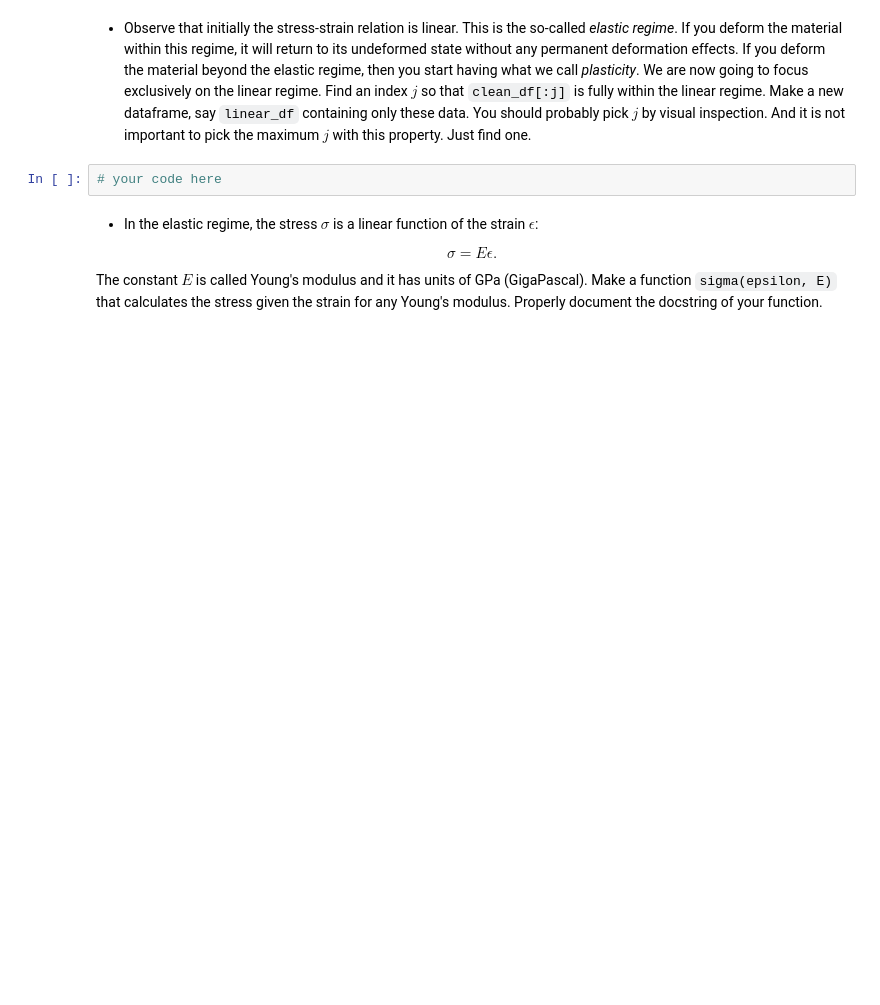
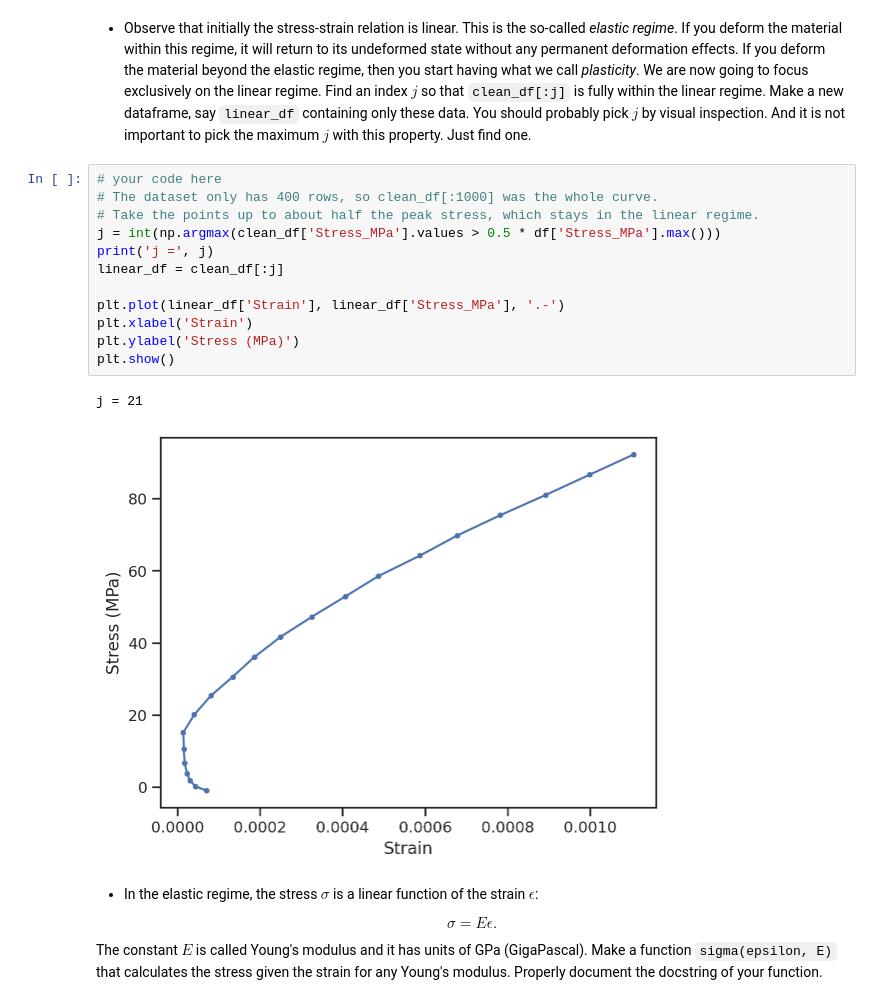
Before and after one commit to Pkuna28/homework, a Jupyter notebook: lecture05/homework_05.ipynb, the cells around one changed output. Cells and saved outputs as stored; diff of their text form; blank space fills up the shorter version.

```diff
--- a/lecture05/homework_05.ipynb
+++ b/lecture05/homework_05.ipynb
@@ -148,6 +192,19 @@ And it is not important to pick the maximum $j$ with this property.
 Just find one.
 # %%
 # your code here
+# The dataset only has 400 rows, so clean_df[:1000] was the whole curve.
+# Take the points up to about half the peak stress, which stays in the linear regime.
+j = int(np.argmax(clean_df['Stress_MPa'].values > 0.5 * df['Stress_MPa'].max()))
+print('j =', j)
+linear_df = clean_df[:j]
+
+plt.plot(linear_df['Strain'], linear_df['Stress_MPa'], '.-')
+plt.xlabel('Strain')
+plt.ylabel('Stress (MPa)')
+plt.show()
+# %% [output]
+j = 21
+[figure, added]
 # %% [markdown]
 + In the elastic regime, the stress $\sigma$ is a linear function of the strain $\epsilon$:
 
```
Also changed, not shown: parts of 14 cells of this notebook.
